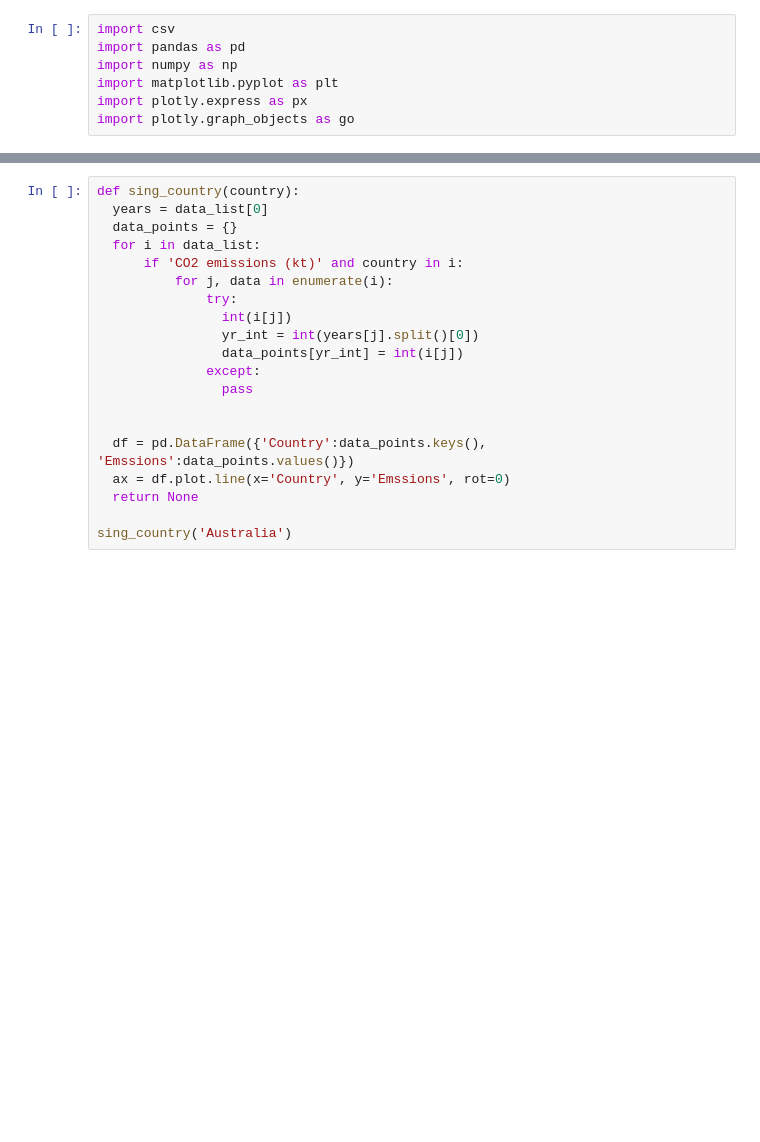
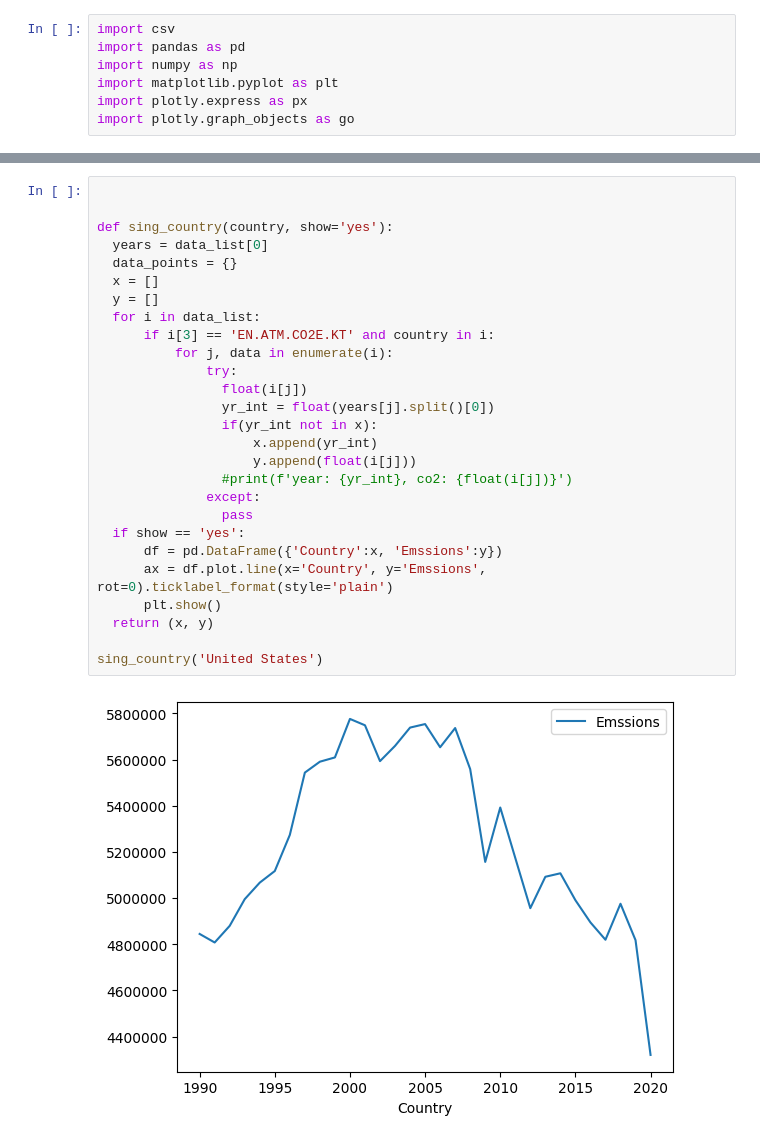
Before and after one commit to Rocketpuppet/Colab-Projects, a Jupyter notebook: Carbon_Emission_Visualization.ipynb, the cells around one changed output, grey strips where cells are left out. Cells and saved outputs as stored; diff of their text form; blank space fills up the shorter version.

```diff
--- a/Carbon_Emission_Visualization.ipynb
+++ b/Carbon_Emission_Visualization.ipynb
@@ -35,20 +40,29 @@ ax = df.plot.line(x='Countries', y='Emssions', rot=0)
 # %%
-def sing_country(country):
+
+
+def sing_country(country, show='yes'):
   years = data_list[0]
   data_points = {}
+  x = []
+  y = []
   for i in data_list:
-      if 'CO2 emissions (kt)' and country in i:
+      if i[3] == 'EN.ATM.CO2E.KT' and country in i:
           for j, data in enumerate(i):
               try:
-                int(i[j])
-                yr_int = int(years[j].split()[0])
-                data_points[yr_int] = int(i[j])
+                float(i[j])
+                yr_int = float(years[j].split()[0])
+                if(yr_int not in x):
+                    x.append(yr_int)
+                    y.append(float(i[j]))
+                #print(f'year: {yr_int}, co2: {float(i[j])}')
               except:
                 pass
+  if show == 'yes':
+      df = pd.DataFrame({'Country':x, 'Emssions':y})
+      ax = df.plot.line(x='Country', y='Emssions', rot=0).ticklabel_format(style='plain')
+      plt.show()
+  return (x, y)
 
-
-  df = pd.DataFrame({'Country':data_points.keys(), 'Emssions':data_points.values()})
-  ax = df.plot.line(x='Country', y='Emssions', rot=0)
-  return None
-
-sing_country('Australia')
+sing_country('United States')
+# %% [output]
+[figure, added]
```
Also changed, not shown: parts of 4 cells of this notebook.
